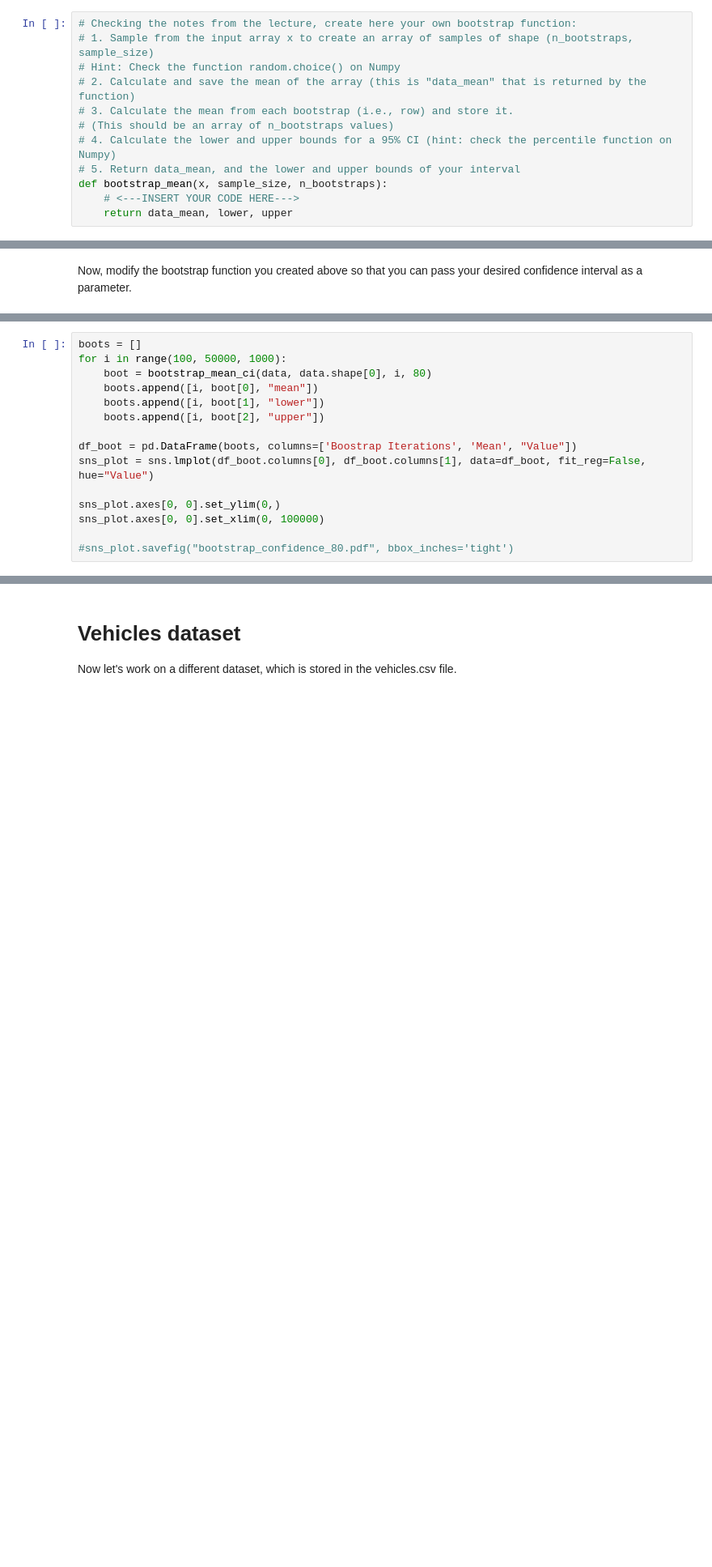
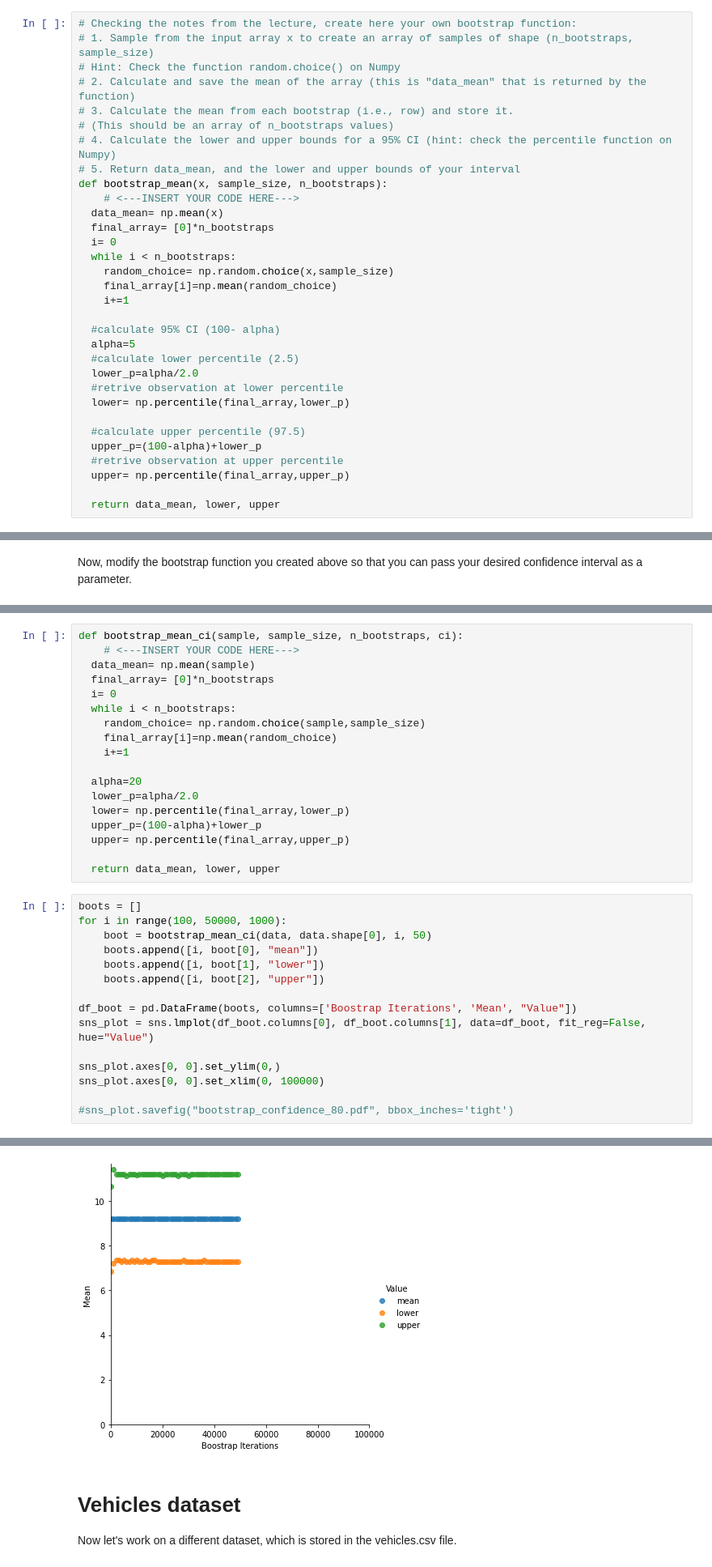
Before and after one commit to Sagar610/CE888, a Jupyter notebook: Lab2/Copy_of_bootstrap.ipynb, the cells around one changed output, grey strips where cells are left out. Shown: that part at 81% size. Saved outputs shown, nothing was run; the diff lists cells and outputs as text; blank space fills up the shorter version.

```diff
--- a/Lab2/Copy_of_bootstrap.ipynb
+++ b/Lab2/Copy_of_bootstrap.ipynb
@@ -22,7 +30,27 @@ data = df.values.T[1]
 # 5. Return data_mean, and the lower and upper bounds of your interval
 def bootstrap_mean(x, sample_size, n_bootstraps):
 	# <---INSERT YOUR CODE HERE--->
-	return data_mean, lower, upper
+  data_mean= np.mean(x)
+  final_array= [0]*n_bootstraps
+  i= 0
+  while i < n_bootstraps:
+    random_choice= np.random.choice(x,sample_size)
+    final_array[i]=np.mean(random_choice)
+    i+=1
+
+  #calculate 95% CI (100- alpha)
+  alpha=5
+  #calculate lower percentile (2.5)
+  lower_p=alpha/2.0
+  #retrive observation at lower percentile
+  lower= np.percentile(final_array,lower_p)
+
+  #calculate upper percentile (97.5)
+  upper_p=(100-alpha)+lower_p
+  #retrive observation at upper percentile
+  upper= np.percentile(final_array,upper_p)
+
+  return data_mean, lower, upper
 # %%
 # Call your bootstrap function and plot the results
 
@@ -48,7 +75,25 @@ def bootstrap_mean_ci(sample, sample_size, n_bootstraps, ci):
+# %%
+def bootstrap_mean_ci(sample, sample_size, n_bootstraps, ci):
+	# <---INSERT YOUR CODE HERE--->
+  data_mean= np.mean(sample)
+  final_array= [0]*n_bootstraps
+  i= 0
+  while i < n_bootstraps:
+    random_choice= np.random.choice(sample,sample_size)
+    final_array[i]=np.mean(random_choice)
+    i+=1
+
+  alpha=20
+  lower_p=alpha/2.0
+  lower= np.percentile(final_array,lower_p)
+  upper_p=(100-alpha)+lower_p
+  upper= np.percentile(final_array,upper_p)
+
+  return data_mean, lower, upper
 # %%
 boots = []
 for i in range(100, 50000, 1000):
-    boot = bootstrap_mean_ci(data, data.shape[0], i, 80)
+    boot = bootstrap_mean_ci(data, data.shape[0], i, 50)
     boots.append([i, boot[0], "mean"])
     boots.append([i, boot[1], "lower"])
     boots.append([i, boot[2], "upper"])
@@ -60,3 +105,4 @@ sns_plot.axes[0, 0].set_ylim(0,)
 sns_plot.axes[0, 0].set_xlim(0, 100000)
 
 #sns_plot.savefig("bootstrap_confidence_80.pdf", bbox_inches='tight')
+# %% [output]
@@ -63,3 +110,4 @@ sns_plot.axes[0, 0].set_xlim(0, 100000)
+[figure, added]
 # %% [markdown]
 # Vehicles dataset
 
```
Also changed, not shown: parts of 4 cells of this notebook.
